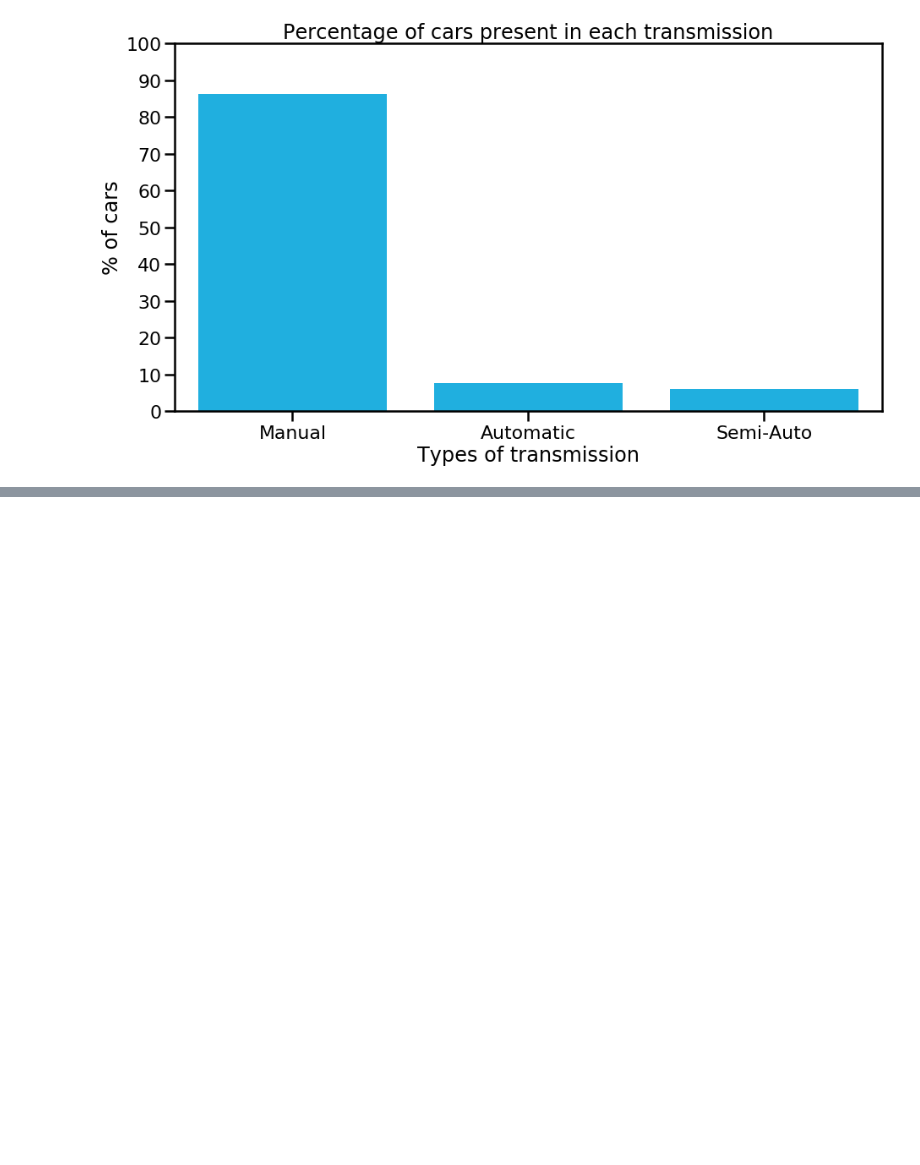
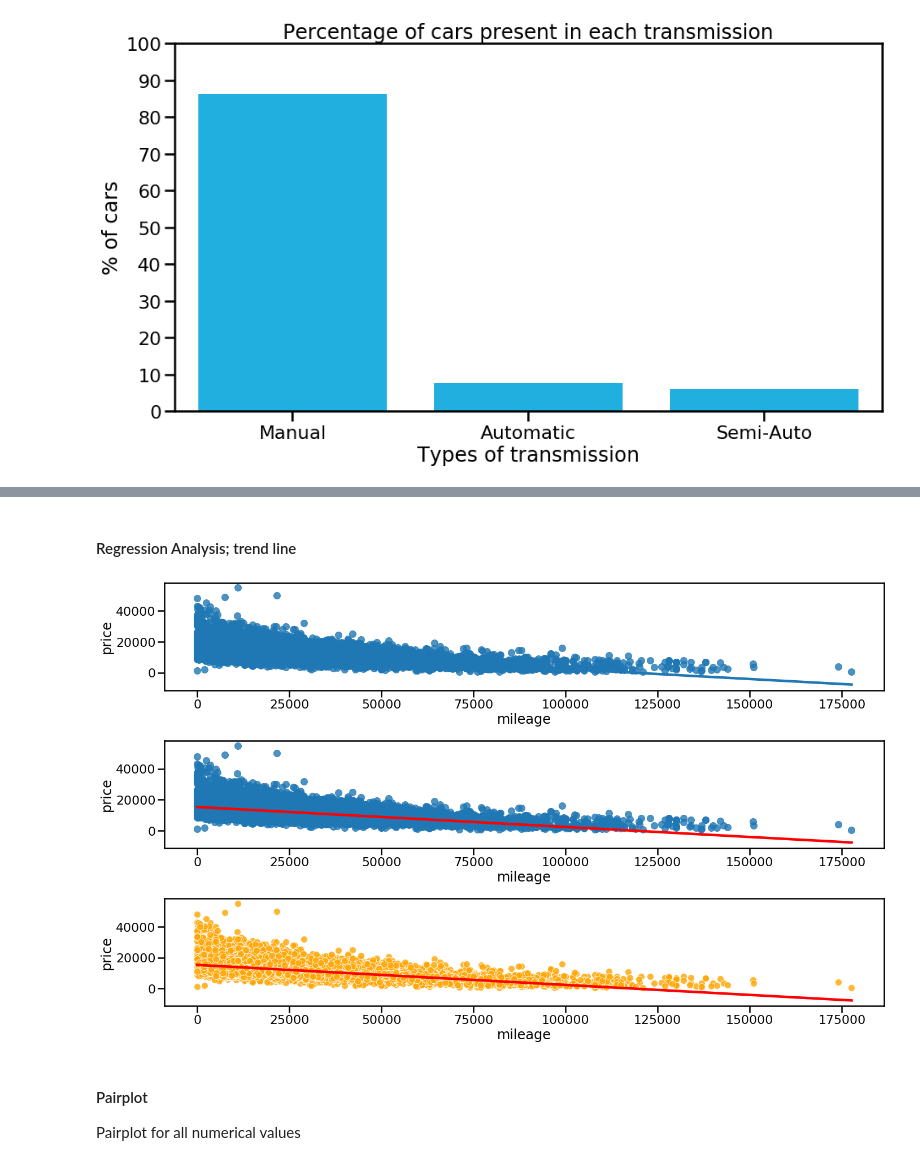
Before and after one commit to Mahmudul-UD/Used_Cars_Analysis, a Jupyter notebook: ford_used_car_analysis.ipynb, the cells around one changed output, grey strips where cells are left out. Drawn from its saved outputs; the diff is of its cells as text; code cells hidden in the pictures; blank space fills up the shorter version.

```diff
--- a/ford_used_car_analysis.ipynb
+++ b/ford_used_car_analysis.ipynb
@@ -257,0 +319,25 @@ plt.show()
+# %% [markdown]
+#### Regression Analysis; trend line
+# %%
+plt.figure (figsize= (20,12))
+
+plt.subplot (3,1,1)
+sns.regplot (x = "mileage", y = "price", data = df)
+
+# changing the color of the trend line
+plt.subplot (3,1,2)
+sns.regplot (x = "mileage", y = "price", data = df, line_kws = {'color': 'r'})
+
+# changing the color of the scatter plot
+plt.subplot (3,1,3)
+sns.regplot (x = "mileage", y = "price", data = df, line_kws = {'color': 'r'},
+             scatter_kws = {'color':'orange', 'edgecolor':'white'})
+
+plt.tight_layout()
+plt.show()
+# %% [output]
+[figure, added]
+# %% [markdown]
+#### Pairplot
+
+Pairplot for all numerical values
```
Also changed, not shown: parts of 12 cells of this notebook.
